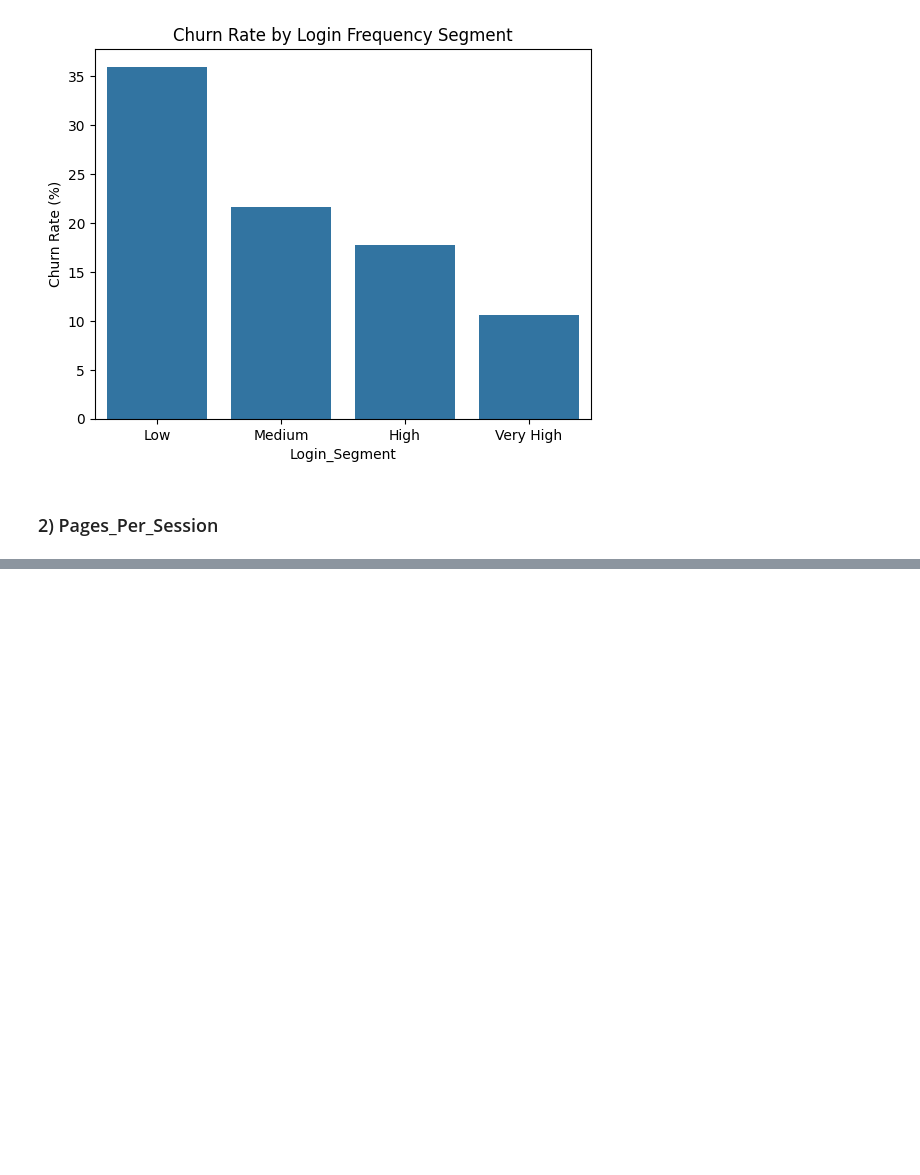
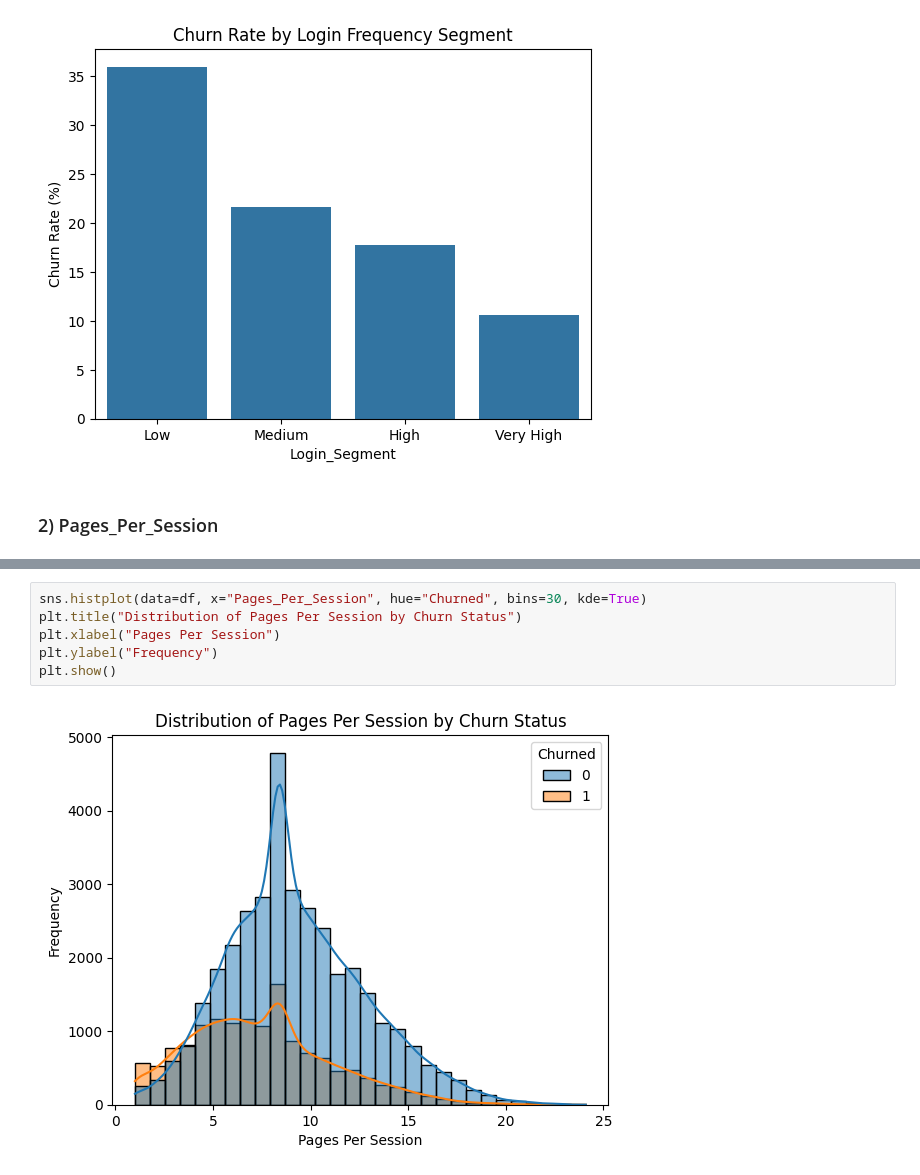
Before and after one commit to ppts2545/Eccommerce-Customer-Behavior-Dataset, a Jupyter notebook: notebooks/03_eda/eda1/01_eda_on_engagement measure.ipynb, the cells around one changed output, grey strips where cells are left out. Saved outputs shown, nothing was run; the diff lists cells and outputs as text; blank space fills up the shorter version.

```diff
--- a/notebooks/03_eda/eda1/01_eda_on_engagement measure.ipynb
+++ b/notebooks/03_eda/eda1/01_eda_on_engagement measure.ipynb
@@ -93,0 +122,8 @@ plt.show()
+# %%
+sns.histplot(data=df, x="Pages_Per_Session", hue="Churned", bins=30, kde=True)
+plt.title("Distribution of Pages Per Session by Churn Status")
+plt.xlabel("Pages Per Session")
+plt.ylabel("Frequency")
+plt.show()
+# %% [output]
+[figure, added]
```
Also changed, not shown: parts of 32 cells of this notebook, 1 other file.
